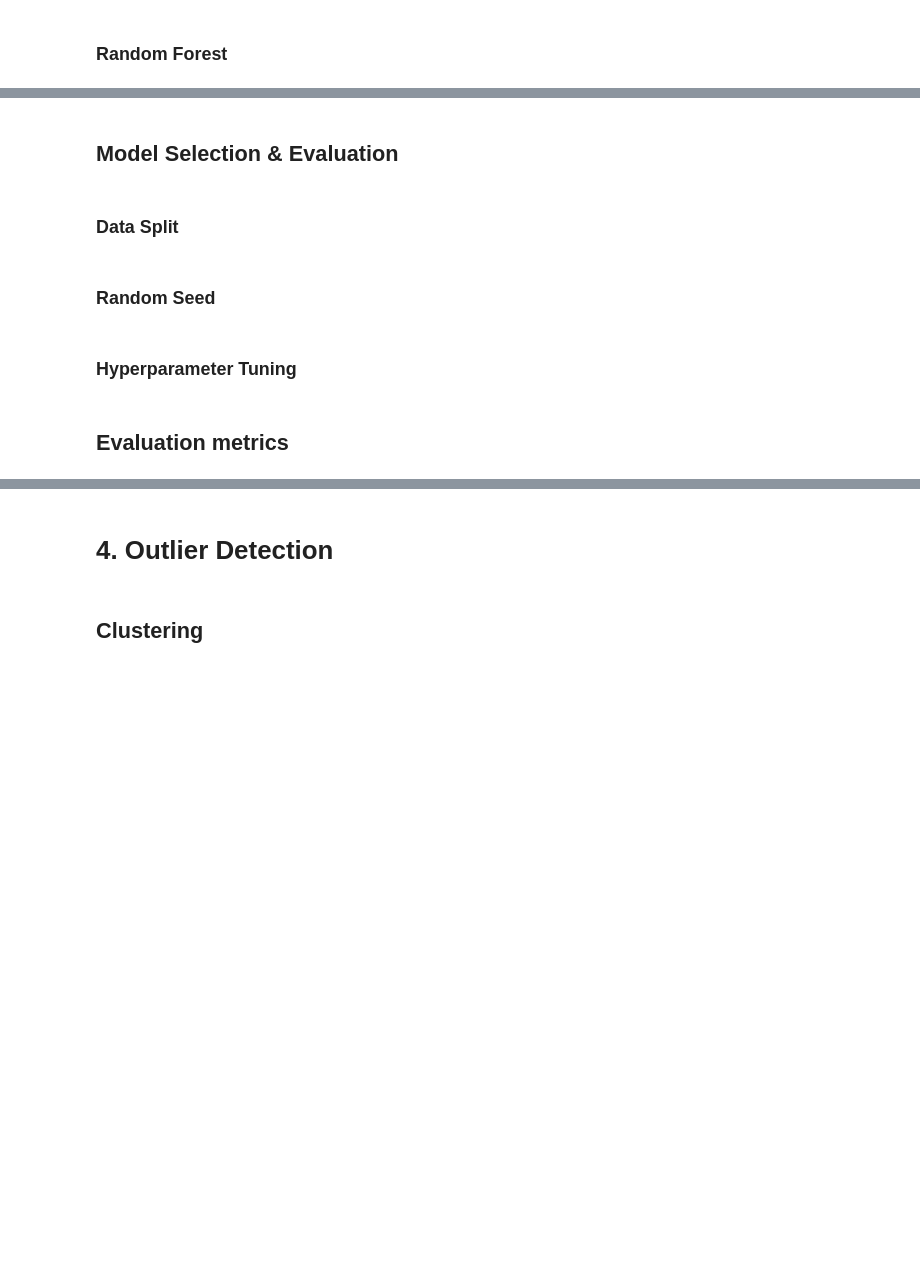
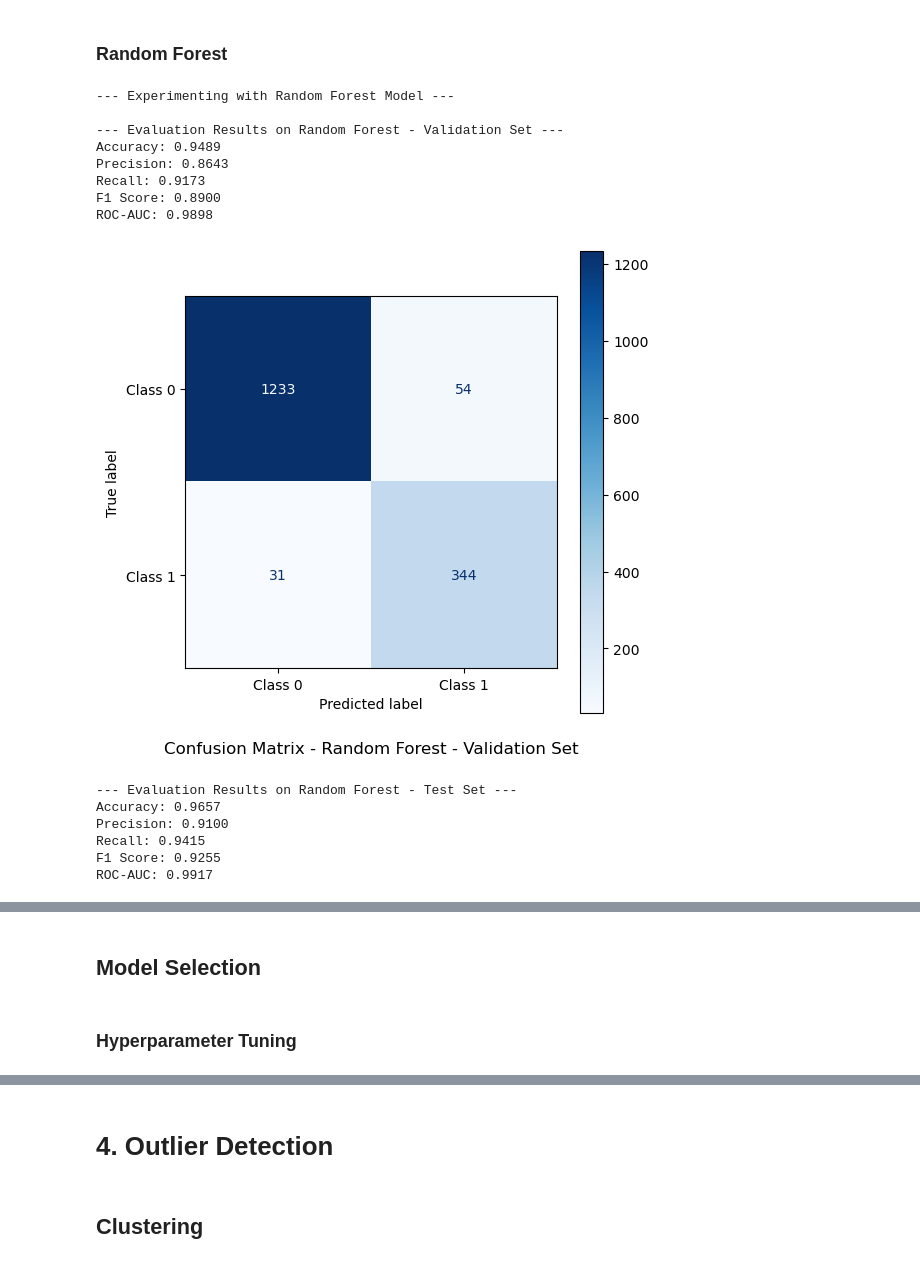
Before and after one commit to trieuhaivo/cap5771-project, a Jupyter notebook: t06_code.ipynb, the cells around one changed output, grey strips where cells are left out. Drawn from its saved outputs; the diff is of its cells as text; code cells hidden in the pictures; blank space fills up the shorter version.

```diff
--- a/t06_code.ipynb
+++ b/t06_code.ipynb
@@ -730,2 +834,38 @@ Class 0: 10296 samples (50.00%)
 # %% [markdown]
 ### Random Forest
+# %%
+print("\n--- Experimenting with Random Forest Model ---")
+
+# Initialize the Random Forest model
+# Need to tune n_estimators (number of trees) and max_depth (maximum depth)
+rf_model = RandomForestClassifier(
+    n_estimators=100,
+    max_depth=10, # Limit depth to prevent overfitting
+    random_state=42,
+    n_jobs=-1
+)
+
+# Train the model
+rf_model.fit(X_train_resampled, y_train_resampled)
+
+# Evaluate on the Validation set
+evaluate_model(rf_model, X_val_processed_df, y_val, "Random Forest - Validation Set")
+
+# Evaluate on the Test set
+evaluate_model(rf_model, X_test_processed_df, y_test, "Random Forest - Test Set")
+# %% [output]
+--- Experimenting with Random Forest Model ---
+
+--- Evaluation Results on Random Forest - Validation Set ---
+Accuracy: 0.9489
+Precision: 0.8643
+Recall: 0.9173
+F1 Score: 0.8900
+ROC-AUC: 0.9898
+[figure, added]
+--- Evaluation Results on Random Forest - Test Set ---
+Accuracy: 0.9657
+Precision: 0.9100
+Recall: 0.9415
+F1 Score: 0.9255
+ROC-AUC: 0.9917
@@ -732,10 +873,4 @@ Class 0: 10296 samples (50.00%)
 # %% [markdown]
-## Model Selection & Evaluation
+## Model Selection
-# %% [markdown]
-### Data Split
-# %% [markdown]
-### Random Seed
 # %% [markdown]
 ### Hyperparameter Tuning
-# %% [markdown]
-## Evaluation metrics
```
Also changed, not shown: parts of 26 cells of this notebook.
